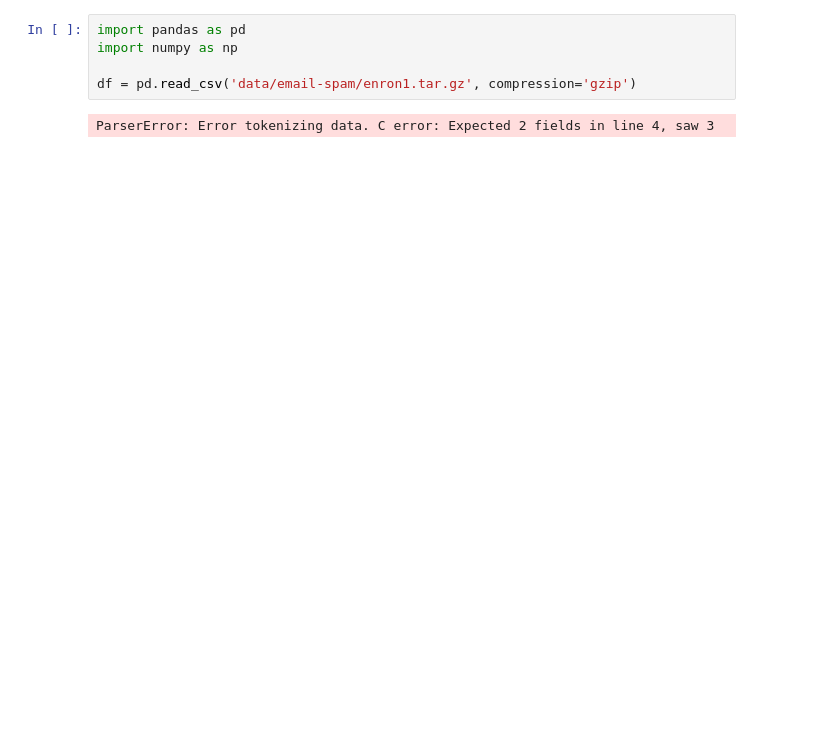
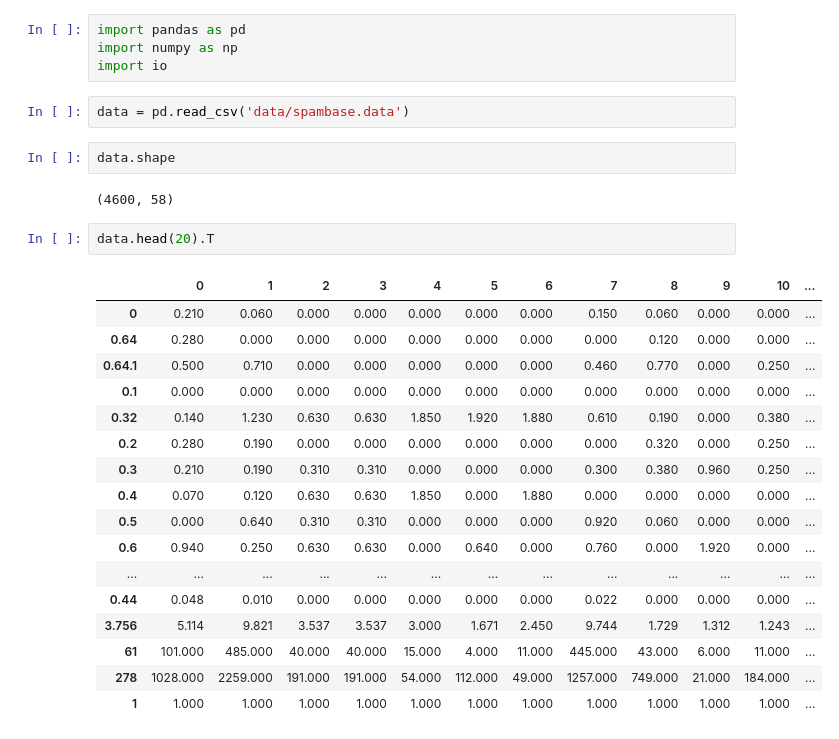
Before and after one commit to Kaewin/Applying-Neural-Networks-To-The-Classification-Of-Email-Spam---A-Literature-Survey-And-Experiment, a Jupyter notebook: eda.ipynb, the cells around one changed output. Drawn from its saved outputs; the diff is of its cells as text; blank space fills up the shorter version.

```diff
--- a/eda.ipynb
+++ b/eda.ipynb
@@ -10,7 +1,30 @@
 # %%
 import pandas as pd
 import numpy as np
-
-df = pd.read_csv('data/email-spam/enron1.tar.gz', compression='gzip')
+import io
-# %% [output]
-ParserError: Error tokenizing data. C error: Expected 2 fields in line 4, saw 3
+# %%
+data = pd.read_csv('data/spambase.data')
+# %%
+data.shape
+# %% [output]
+(4600, 58)
+# %%
+data.head(20).T
+# %% [output]
+|  | 0 | 1 | 2 | 3 | 4 | 5 | 6 | 7 | 8 | 9 | 10 | ... |
+| 0 | 0.210 | 0.060 | 0.000 | 0.000 | 0.000 | 0.000 | 0.000 | 0.150 | 0.060 | 0.000 | 0.000 | ... |
+| 0.64 | 0.280 | 0.000 | 0.000 | 0.000 | 0.000 | 0.000 | 0.000 | 0.000 | 0.120 | 0.000 | 0.000 | ... |
+| 0.64.1 | 0.500 | 0.710 | 0.000 | 0.000 | 0.000 | 0.000 | 0.000 | 0.460 | 0.770 | 0.000 | 0.250 | ... |
+| 0.1 | 0.000 | 0.000 | 0.000 | 0.000 | 0.000 | 0.000 | 0.000 | 0.000 | 0.000 | 0.000 | 0.000 | ... |
+| 0.32 | 0.140 | 1.230 | 0.630 | 0.630 | 1.850 | 1.920 | 1.880 | 0.610 | 0.190 | 0.000 | 0.380 | ... |
+| 0.2 | 0.280 | 0.190 | 0.000 | 0.000 | 0.000 | 0.000 | 0.000 | 0.000 | 0.320 | 0.000 | 0.250 | ... |
+| 0.3 | 0.210 | 0.190 | 0.310 | 0.310 | 0.000 | 0.000 | 0.000 | 0.300 | 0.380 | 0.960 | 0.250 | ... |
+| 0.4 | 0.070 | 0.120 | 0.630 | 0.630 | 1.850 | 0.000 | 1.880 | 0.000 | 0.000 | 0.000 | 0.000 | ... |
+| 0.5 | 0.000 | 0.640 | 0.310 | 0.310 | 0.000 | 0.000 | 0.000 | 0.920 | 0.060 | 0.000 | 0.000 | ... |
+| 0.6 | 0.940 | 0.250 | 0.630 | 0.630 | 0.000 | 0.640 | 0.000 | 0.760 | 0.000 | 1.920 | 0.000 | ... |
+| ... | ... | ... | ... | ... | ... | ... | ... | ... | ... | ... | ... | ... |
+| 0.44 | 0.048 | 0.010 | 0.000 | 0.000 | 0.000 | 0.000 | 0.000 | 0.022 | 0.000 | 0.000 | 0.000 | ... |
+| 3.756 | 5.114 | 9.821 | 3.537 | 3.537 | 3.000 | 1.671 | 2.450 | 9.744 | 1.729 | 1.312 | 1.243 | ... |
+| 61 | 101.000 | 485.000 | 40.000 | 40.000 | 15.000 | 4.000 | 11.000 | 445.000 | 43.000 | 6.000 | 11.000 | ... |
+| 278 | 1028.000 | 2259.000 | 191.000 | 191.000 | 54.000 | 112.000 | 49.000 | 1257.000 | 749.000 | 21.000 | 184.000 | ... |
+| 1 | 1.000 | 1.000 | 1.000 | 1.000 | 1.000 | 1.000 | 1.000 | 1.000 | 1.000 | 1.000 | 1.000 | ... |
```
Also changed, not shown: parts of 14 cells of this notebook, 4 other files.
